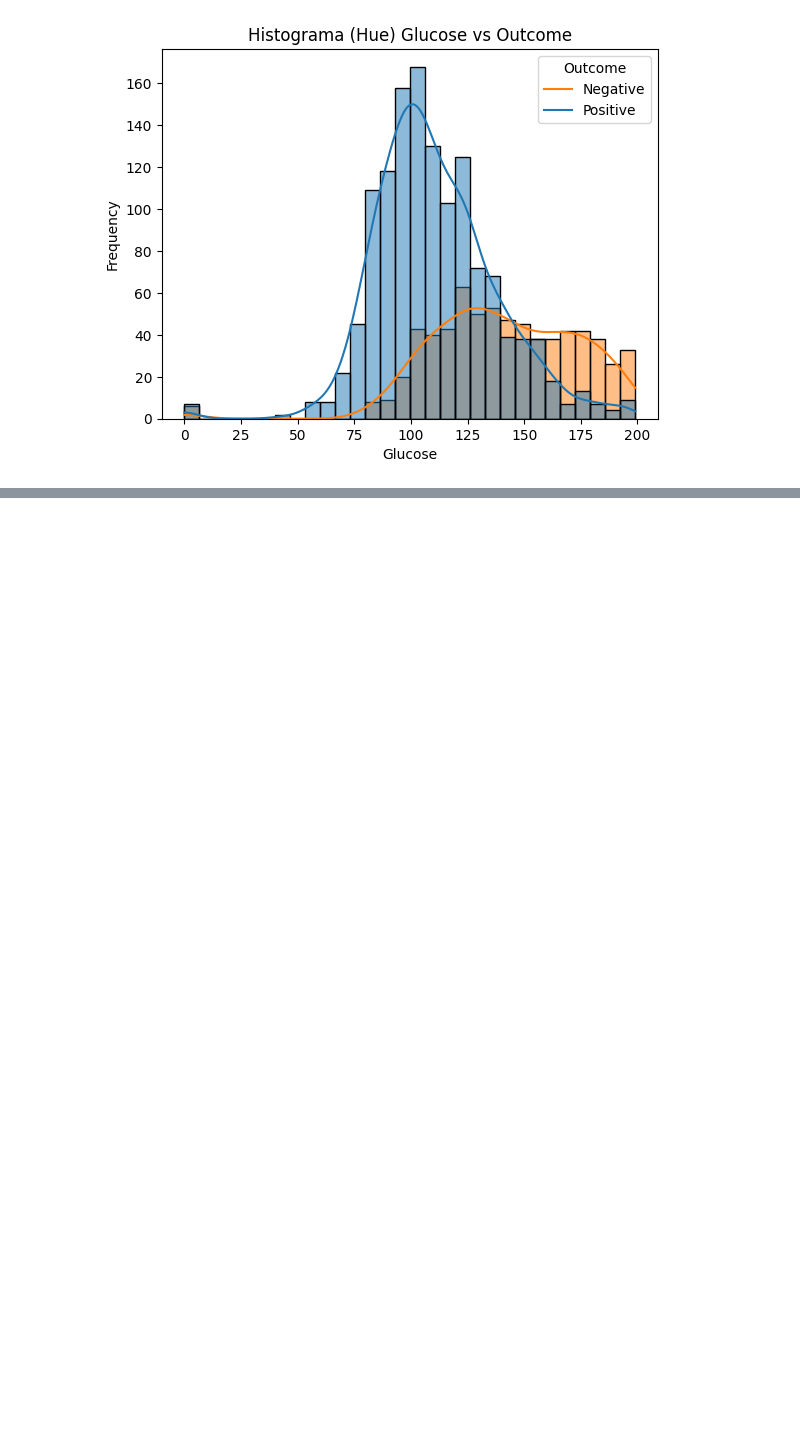
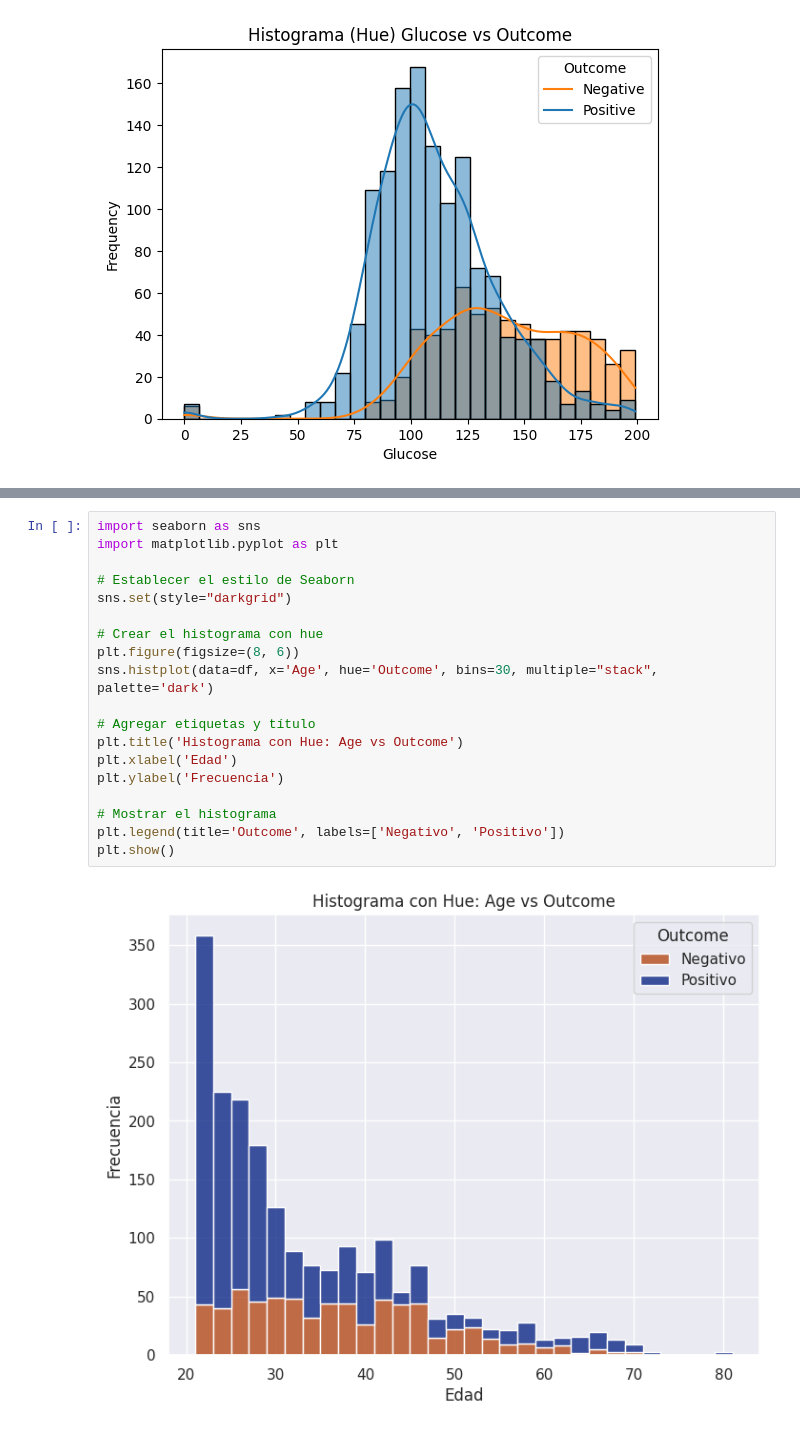
Before and after one commit to paulotolosa/diabetes_1, a Jupyter notebook: 24_04.ipynb, the cells around one changed output, grey strips where cells are left out. Saved outputs shown, nothing was run; the diff lists cells and outputs as text; blank space fills up the shorter version.

```diff
--- a/24_04.ipynb
+++ b/24_04.ipynb
@@ -59,0 +94,21 @@ plt.show()
+# %%
+import seaborn as sns
+import matplotlib.pyplot as plt
+
+# Establecer el estilo de Seaborn
+sns.set(style="darkgrid")
+
+# Crear el histograma con hue
+plt.figure(figsize=(8, 6))
+sns.histplot(data=df, x='Age', hue='Outcome', bins=30, multiple="stack", palette='dark')
+
+# Agregar etiquetas y título
+plt.title('Histograma con Hue: Age vs Outcome')
+plt.xlabel('Edad')
+plt.ylabel('Frecuencia')
+
+# Mostrar el histograma
+plt.legend(title='Outcome', labels=['Negativo', 'Positivo'])
+plt.show()
+# %% [output]
+[figure, added]
```
Also changed, not shown: parts of 2 cells of this notebook.
